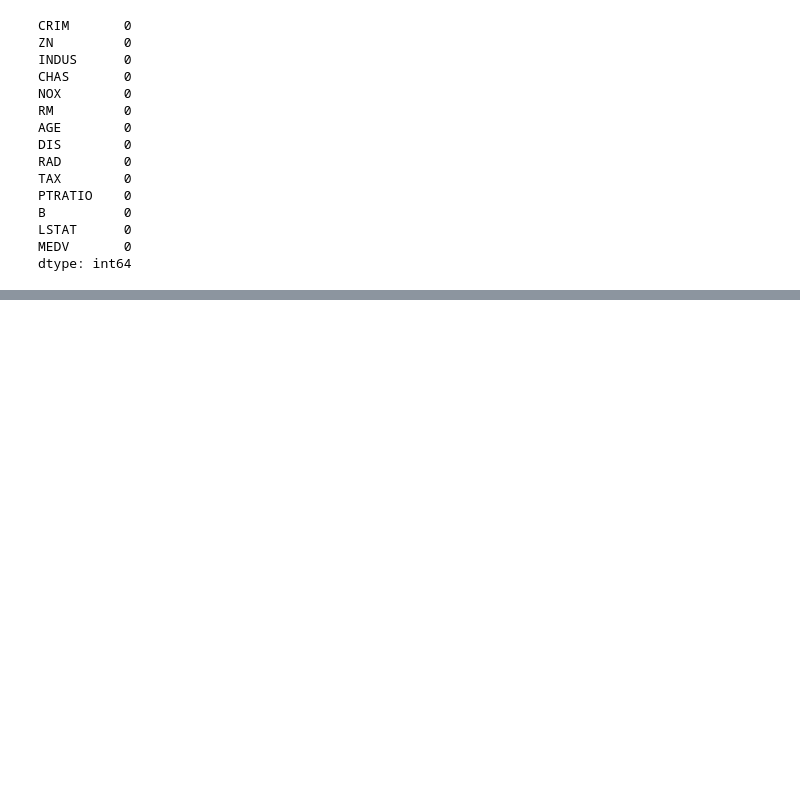
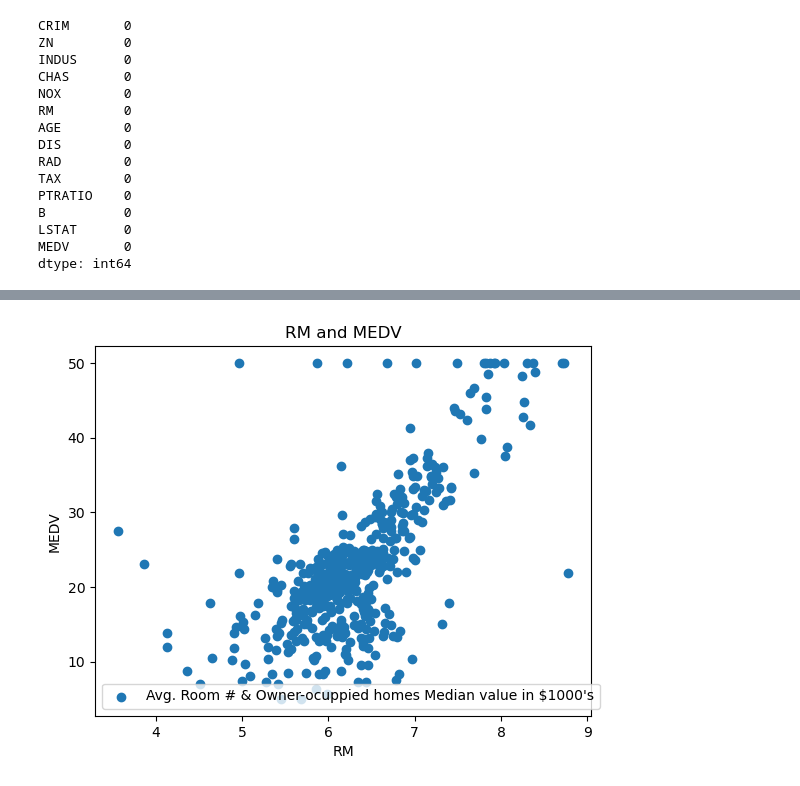
Before and after one commit to MarcoAxel/AI-ML, a Jupyter notebook: Regression_Project/P2_Multiple_Linear_Regression.ipynb, the cells around one changed output, grey strips where cells are left out. Saved outputs shown, nothing was run; the diff lists cells and outputs as text; code cells hidden in the pictures; blank space fills up the shorter version.

```diff
--- a/Regression_Project/P2_Multiple_Linear_Regression.ipynb
+++ b/Regression_Project/P2_Multiple_Linear_Regression.ipynb
@@ -166,0 +224,10 @@ A **positive correlatio** is a relationship between two variables that move **in
+# %%
+import matplotlib.pyplot as plt2
+plt2.scatter(df["RM"],df["MEDV"])
+plt2.xlabel("RM")
+plt2.ylabel("MEDV")
+plt2.title("RM and MEDV")
+plt2.legend(["Avg. Room # & Owner-ocuppied homes Median value in $1000's"])
+plt2.show()
+# %% [output]
+[figure, added]
```
Also changed, not shown: parts of 15 cells of this notebook.
